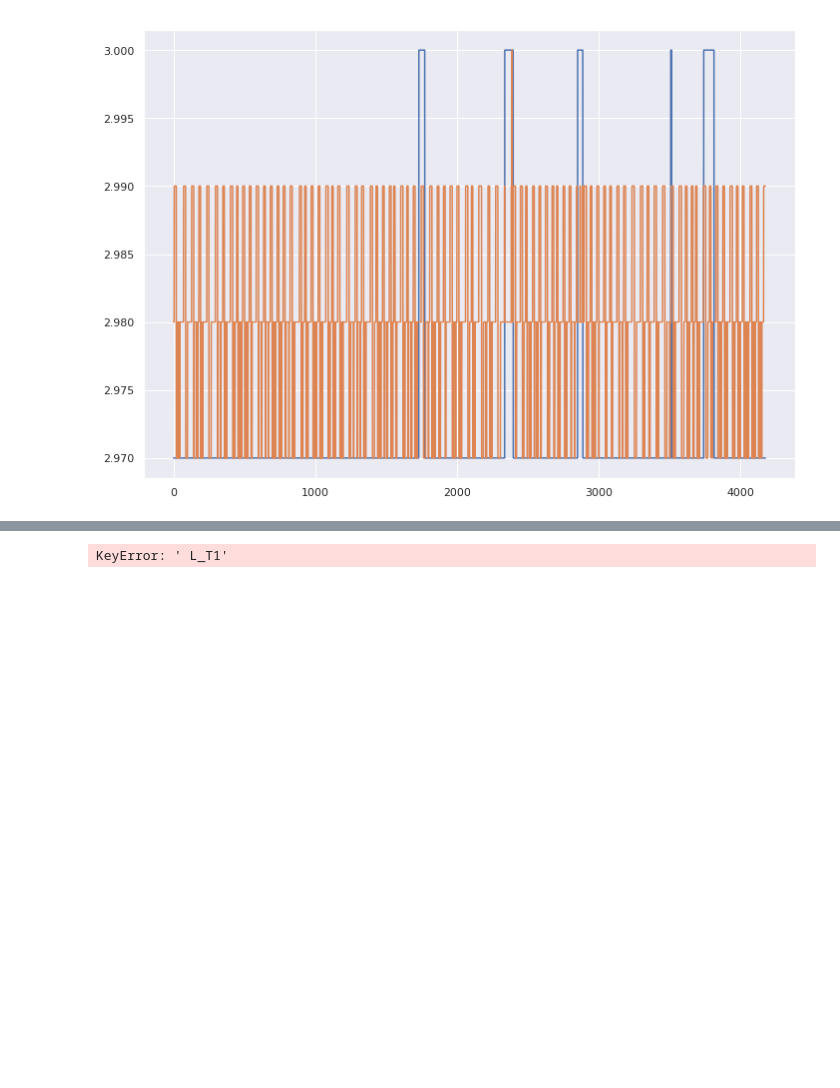
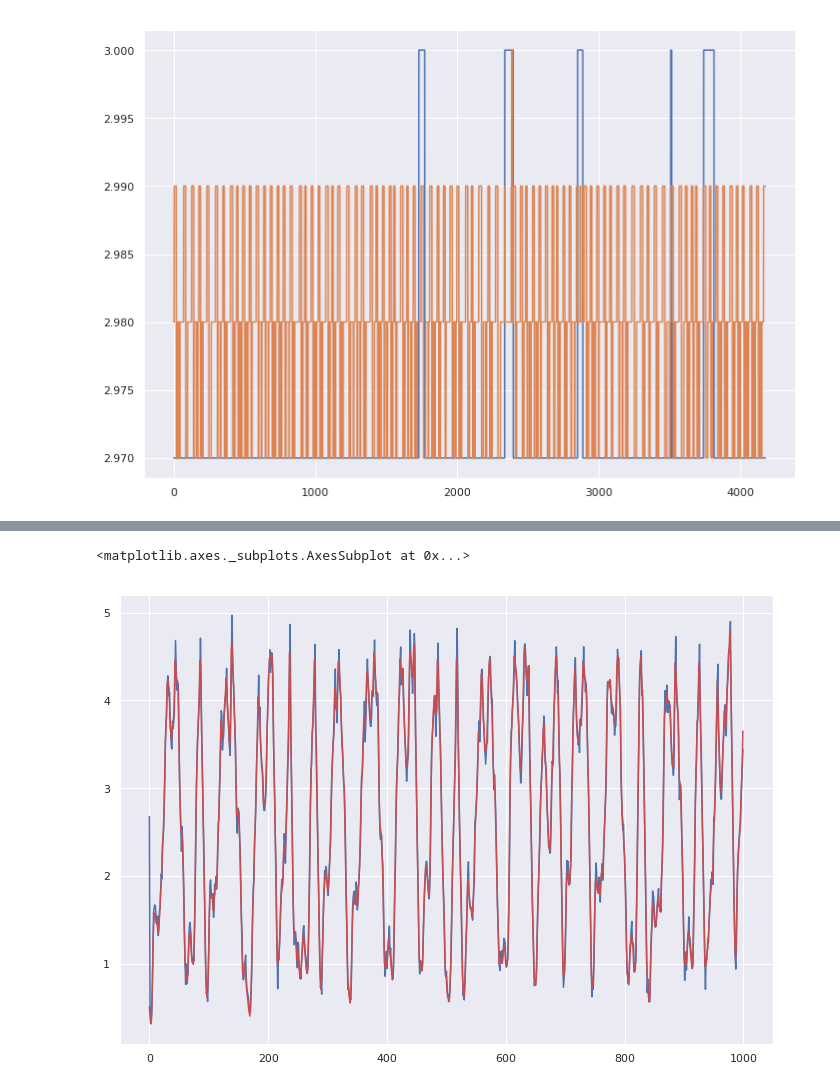
Before and after one commit to sebastiaansch/CDALab2, a Jupyter notebook: Assignment/ARMA task.ipynb, the cells around one changed output, grey strips where cells are left out. Drawn from its saved outputs; the diff is of its cells as text; code cells hidden in the pictures; blank space fills up the shorter version.

```diff
--- a/Assignment/ARMA task.ipynb
+++ b/Assignment/ARMA task.ipynb
@@ -135,11 +151,19 @@ sns.lineplot(data=df2[target],ax=ax)
+# %%
+current_model = None
+target = 'L_T1'
+for model in models_read:
+    if model[0] == target:
+        current_model = model
+        break
 # %%
 ## Show example predictions
 
-predictions = stepwise_fit.predict_in_sample()
-true_data = df2[' L_T1']
+predictions = current_model[1].predict_in_sample()
+true_data = df1[target]
 
 fig, ax = plt.subplots()
 sns.lineplot(data=predictions[0:1000], ax=ax, color='b')
 sns.lineplot(data=true_data[0:1000], ax=ax, color='r')
 # %% [output]
-KeyError: ' L_T1'
+<matplotlib.axes._subplots.AxesSubplot at 0x...>
+[figure, added]
```
Also changed, not shown: parts of 6 cells of this notebook, 1 other file.
